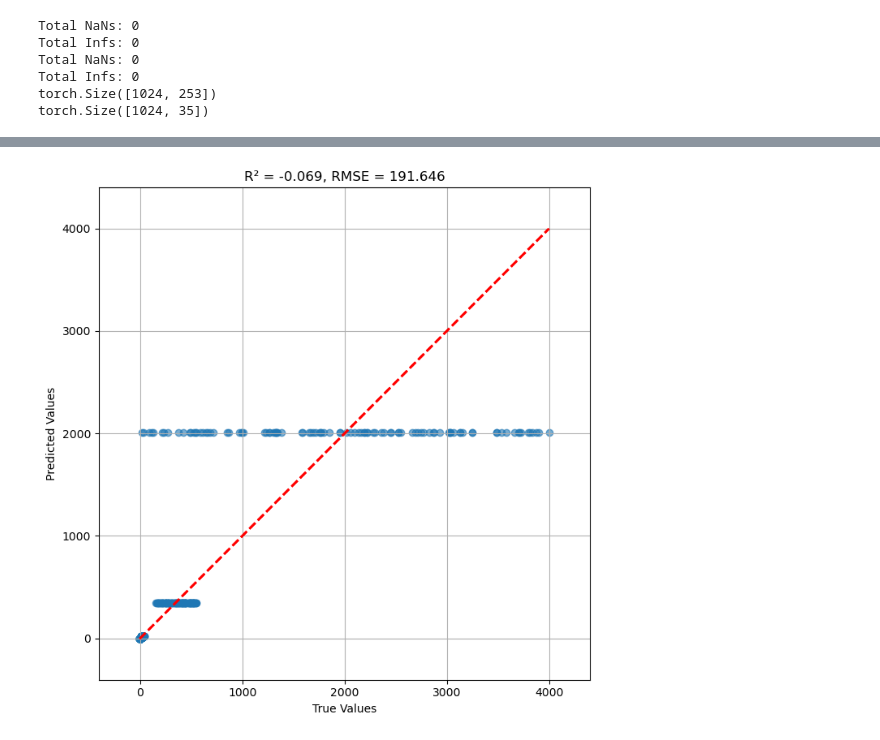
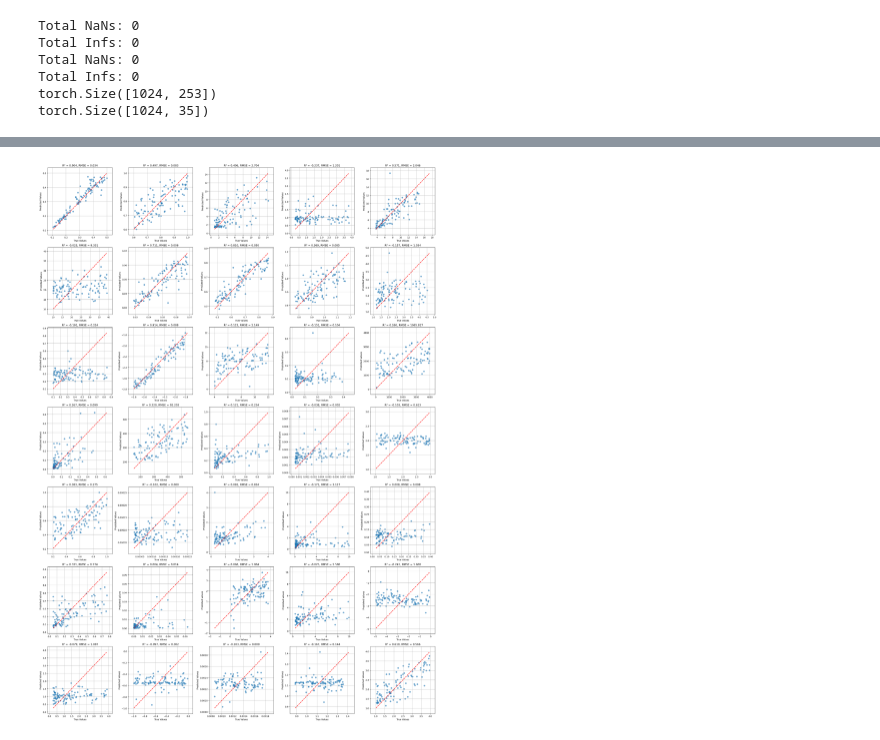
Before and after one commit to nicolas-garc/camelsPE_nicolas, a Jupyter notebook: jupyter_notebook/test.ipynb, the cells around one changed output, grey strips where cells are left out. Cells and saved outputs as stored; diff of their text form; code cells hidden in the pictures.

```diff
--- a/jupyter_notebook/test.ipynb
+++ b/jupyter_notebook/test.ipynb
@@ -226,28 +247,29 @@ plt.show()
-# %%
-# for the case of just one output
-
-predictions = all_predictions
-true_values = all_true_values
-
-r2 = r2_score(true_values, predictions)
-rmse = np.sqrt(mean_squared_error(true_values, predictions))
-
-plt.figure(figsize=(7, 7))
-plt.scatter(true_values, predictions, alpha=0.6)
-
-# Plotting ideal prediction line
-min_val = min(true_values.min(), predictions.min())
-max_val = max(true_values.max(), predictions.max())
-plt.plot([min_val, max_val], [min_val, max_val], 'r--', linewidth=2)
-plt.plot([min_val, max_val], [min_val, max_val], 'r--', linewidth=2)
-
-plt.xlabel('True Values')
-plt.ylabel('Predicted Values')
-plt.title(f'R² = {r2:.3f}, RMSE = {rmse:.3f}')
-plt.grid(True)
-plt.xlim(origParameters.min()-(origParameters.max()-origParameters.min())*0.1, origParameters.max()+(origParameters.max()-origParameters.min())*0.1)
-plt.ylim(origParameters.min()-(origParameters.max()-origParameters.min())*0.1, origParameters.max()+(origParameters.max()-origParameters.min())*0.1)
-plt.tight_layout()
-plt.show()
-# %% [output]
-[figure, removed]
+# %%
+n_cols = int(np.floor(np.sqrt(output_dim)))
+n_rows = int(np.ceil(output_dim / n_cols))
+fig, axes = plt.subplots(n_rows, n_cols, figsize=(5 * n_cols, 5 * n_rows))
+axes = np.atleast_1d(axes).reshape(n_rows, n_cols)
+for i in range(output_dim):
+    ax = axes.flat[i]
+    predictions = all_predictions[:, i]
+    true_values = all_true_values[:, i]
+    ax.scatter(true_values, predictions, alpha=0.6)
+    r2 = r2_score(true_values, predictions)
+    rmse = np.sqrt(mean_squared_error(true_values, predictions))
+    min_val = min(true_values.min(), predictions.min())
+    max_val = max(true_values.max(), predictions.max())
+    ax.plot([min_val, max_val], [min_val, max_val], 'r--', linewidth=2)
+    ax.set_xlabel('True Values')
+    ax.set_ylabel('Predicted Values')
+    ax.set_title(f'R\u00b2 = {r2:.3f}, RMSE = {rmse:.3f}')
+    ax.grid(True)
+    span = max_val - min_val
+    ax.set_xlim(min_val - 0.1 * span, max_val + 0.1 * span)
+    ax.set_ylim(min_val - 0.1 * span, max_val + 0.1 * span)
+for j in range(output_dim, n_rows * n_cols):
+    fig.delaxes(axes.flat[j])
+fig.tight_layout()
+fig.savefig('../../../plots/results_plot.png')
+plt.show()
+# %% [output]
+[figure, added]
```
Also changed, not shown: parts of 10 cells of this notebook, 1 other file.
